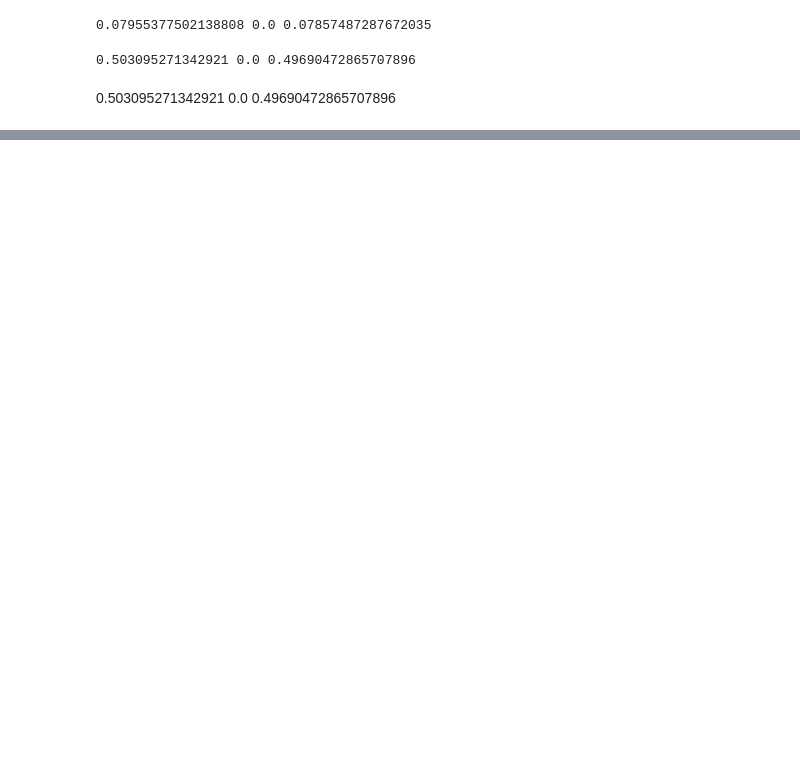
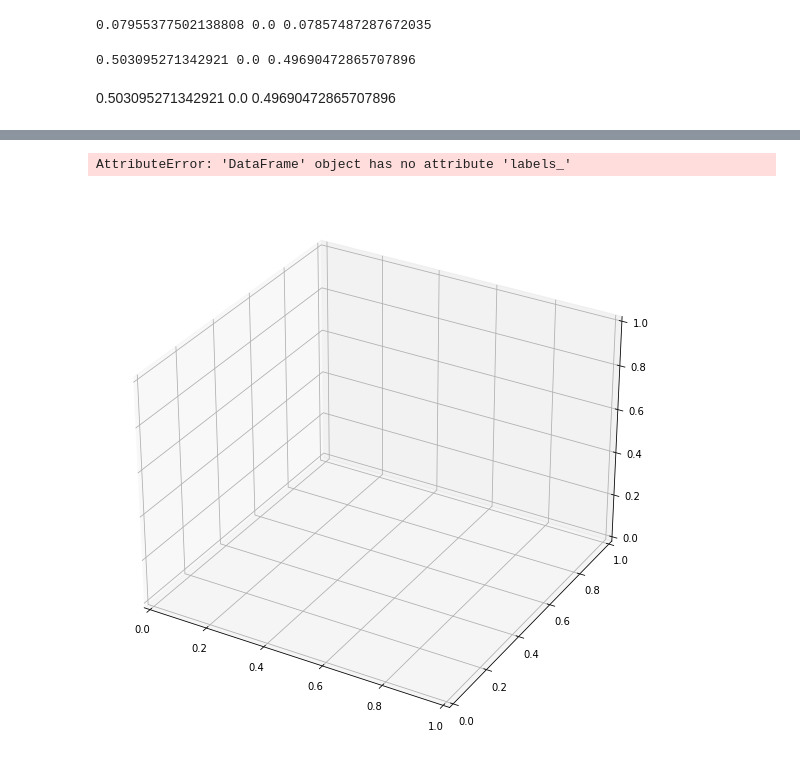
Before and after one commit to k-redstone/jupyter, a Jupyter notebook: weight.ipynb, the cells around one changed output, grey strips where cells are left out. Cells and saved outputs as stored; diff of their text form; code cells hidden in the pictures; blank space fills up the shorter version.

```diff
--- a/weight.ipynb
+++ b/weight.ipynb
@@ -177,2 +186,18 @@ sns.scatterplot(x=X.iloc[:,0], y=X.iloc[:,3], data=df, hue=clust_model.labels_,
 plt.scatter(centers[:,0], centers[:,3], c='black', alpha=0.8, s=150)
 plt.show()
+# %%
+from mpl_toolkits.mplot3d import Axes3D
+
+fig = plt.figure(figsize=(10,10))
+ax = fig.add_subplot(111, projection='3d')
+
+
+x= clust_df['t_dat_R']
+y= clust_df['count_F']
+z= clust_df['total_M']
+
+
+ax.scatter(x,y,z, c=clust_df.labels_,s = 20, alpha =0.5, cmap='rainbow')
+# %% [output]
+AttributeError: 'DataFrame' object has no attribute 'labels_'
+[figure, added]
```
Also changed, not shown: parts of 7 cells of this notebook, 5 other files.
